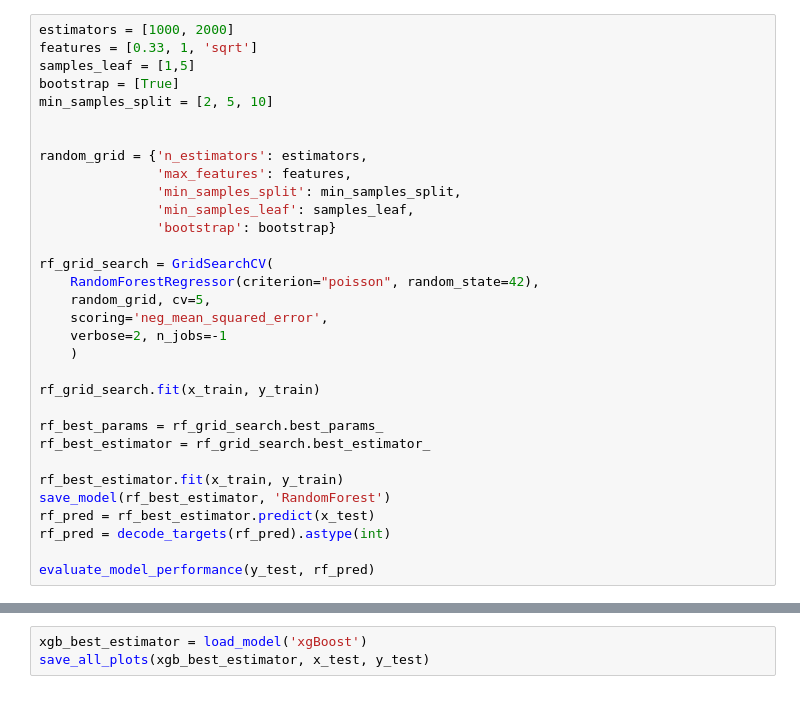
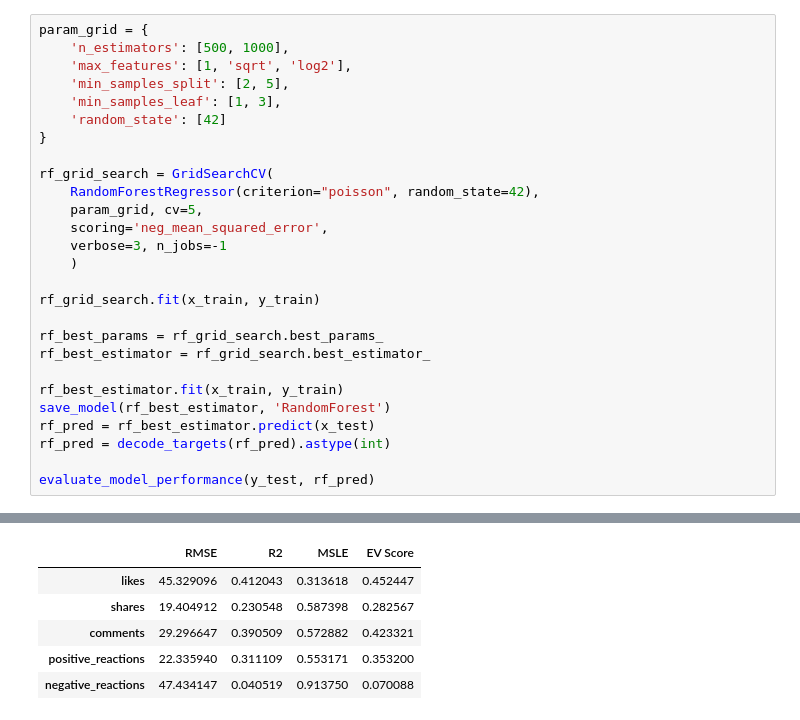
Before and after one commit to Akhil-Theerthala/Crowdfunding-Social-Media-Drivers, a Jupyter notebook: Modelling/01 - engagement_modelling.ipynb, the cells around one changed output, grey strips where cells are left out. Cells and saved outputs as stored; diff of their text form.

```diff
--- a/Modelling/01 - engagement_modelling.ipynb
+++ b/Modelling/01 - engagement_modelling.ipynb
@@ -61,22 +103,17 @@ xgb_scores
 # %%
-estimators = [1000, 2000]
-features = [0.33, 1, 'sqrt']
-samples_leaf = [1,5]
-bootstrap = [True]
-min_samples_split = [2, 5, 10]
-
-
-random_grid = {'n_estimators': estimators,
-               'max_features': features,
-               'min_samples_split': min_samples_split,
-               'min_samples_leaf': samples_leaf,
-               'bootstrap': bootstrap}
+param_grid = {
+    'n_estimators': [500, 1000],
+    'max_features': [1, 'sqrt', 'log2'],
+    'min_samples_split': [2, 5],
+    'min_samples_leaf': [1, 3],
+    'random_state': [42]
+}
 
 rf_grid_search = GridSearchCV(
     RandomForestRegressor(criterion="poisson", random_state=42),
-    random_grid, cv=5,
+    param_grid, cv=5,
     scoring='neg_mean_squared_error',
-    verbose=2, n_jobs=-1
+    verbose=3, n_jobs=-1
     )
 
 rf_grid_search.fit(x_train, y_train)
@@ -90,3 +127,4 @@ rf_pred = rf_best_estimator.predict(x_test)
 rf_pred = decode_targets(rf_pred).astype(int)
 
 evaluate_model_performance(y_test, rf_pred)
+# %% [output]
@@ -93,3 +148,6 @@ evaluate_model_performance(y_test, rf_pred)
+|  | RMSE | R2 | MSLE | EV Score |
+| likes | 45.329096 | 0.412043 | 0.313618 | 0.452447 |
+| shares | 19.404912 | 0.230548 | 0.587398 | 0.282567 |
+| comments | 29.296647 | 0.390509 | 0.572882 | 0.423321 |
+| positive_reactions | 22.335940 | 0.311109 | 0.553171 | 0.353200 |
+| negative_reactions | 47.434147 | 0.040519 | 0.913750 | 0.070088 |
-# %%
-xgb_best_estimator = load_model('xgBoost')
-save_all_plots(xgb_best_estimator, x_test, y_test)
```
Also changed, not shown: parts of 10 cells of this notebook, 33 other files.
